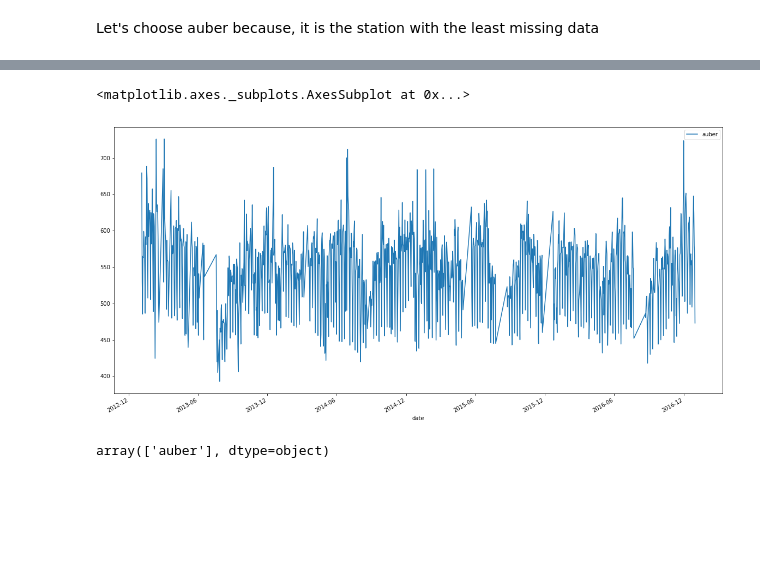
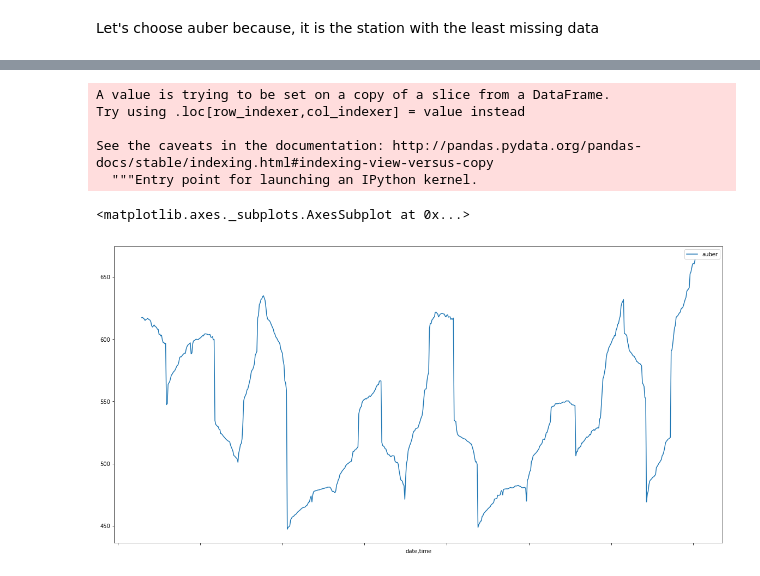
Before and after one commit to MrMey/underground_air_quality_analysis, a Jupyter notebook: Untitled.ipynb, the cells around one changed output, grey strips where cells are left out. Drawn from its saved outputs; the diff is of its cells as text; code cells hidden in the pictures; blank space fills up the shorter version.

```diff
--- a/Untitled.ipynb
+++ b/Untitled.ipynb
@@ -119,3 +135,7 @@ Let's choose auber because, it is the station with the least missing data
 # %%
 data = data.dropna()
+# %%
+data = data[data['station'] == 'auber']
+# %%
+data['frequentation'] = data['a']+data['b']+data['1']+data['11']+data['14']+data['3']+data['4']+data['7']+data['9']
 # %%
@@ -125,2 +154,2 @@ ax = sns.factorplot(x="year", y="temp", hue = "station", data=data, kind = "box"
 # %%
-data_2013 = data[data['year'] == "2013"]
+data_2013 = data[data['year'] == 2013]
@@ -135,10 +170,14 @@ daily_avg_data = data.groupby(["date"]).mean().reset_index()
+# %%
+data_2013['co2_slide'] = data_2013['co2'].rolling(window = 24*7).mean()
+# %% [output]
+A value is trying to be set on a copy of a slice from a DataFrame.
+Try using .loc[row_indexer,col_indexer] = value instead
+
+See the caveats in the documentation: http://pandas.pydata.org/pandas-docs/stable/indexing.html#indexing-view-versus-copy
+  """Entry point for launching an IPython kernel.
 # %%
 fig, ax = plt.subplots(figsize=(20,10))
-daily_avg_data[daily_avg_data["station"] == "auber"].plot(x = "date",y = "co2", ax = ax, label = "auber")
+data_2013[(data_2013['year'] == 2013) & (data_2013['month'] == 3)].plot(x = ["date","time"],y = "co2_slide", ax = ax, label = "auber")
 # %% [output]
 <matplotlib.axes._subplots.AxesSubplot at 0x...>
-[figure, old version]
+[figure, new version]
-# %%
-daily_avg_data["station"].unique()
-# %% [output]
-array(['auber'], dtype=object)
```
Also changed, not shown: parts of 43 cells of this notebook, 1 other file.
